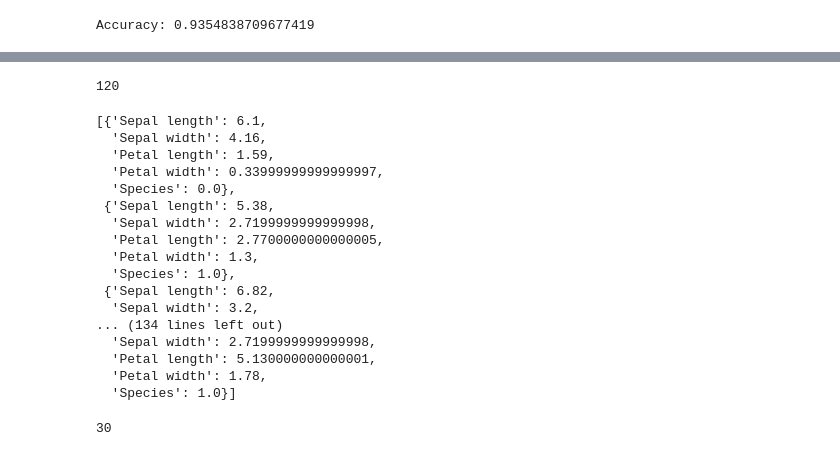
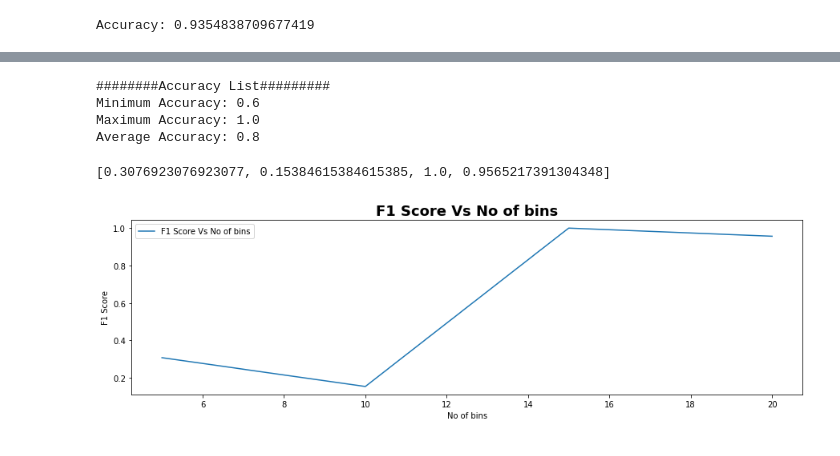
Before and after one commit to ShivanjaliR/Machine-Learning, a Jupyter notebook: Assignments/HW3/ID3_3.2.ipynb, the cells around one changed output, grey strips where cells are left out. Saved outputs shown, nothing was run; the diff lists cells and outputs as text; code cells hidden in the pictures.

```diff
--- a/Assignments/HW3/ID3_3.2.ipynb
+++ b/Assignments/HW3/ID3_3.2.ipynb
@@ -555,28 +507,25 @@ training_set
-# %%
-len(training_set)
-# %% [output]
-120
-# %%
-testing_set
-# %% [output]
-[{'Sepal length': 6.1,
-  'Sepal width': 4.16,
-  'Petal length': 1.59,
-  'Petal width': 0.33999999999999997,
-  'Species': 0.0},
- {'Sepal length': 5.38,
-  'Sepal width': 2.7199999999999998,
-  'Petal length': 2.7700000000000005,
-  'Petal width': 1.3,
-  'Species': 1.0},
- {'Sepal length': 6.82,
-  'Sepal width': 3.2,
-... (134 lines left out)
-  'Sepal width': 2.7199999999999998,
-  'Petal length': 5.130000000000001,
-  'Petal width': 1.78,
-  'Species': 1.0}]
-# %%
-len(testing_set)
-# %% [output]
-30
+# %%
+print('########Accuracy List#########')
+minimum_accuracy = min(accuracy_list)
+maximum_accuracy = max(accuracy_list)
+print('Minimum Accuracy:',minimum_accuracy)
+print('Maximum Accuracy:',maximum_accuracy)
+print('Average Accuracy:',sum(accuracy_list)/len(accuracy_list))
+# %% [output]
+########Accuracy List#########
+Minimum Accuracy: 0.6
+Maximum Accuracy: 1.0
+Average Accuracy: 0.8
+# %%
+print(F1_score_list)
+plt.figure(figsize=(15, 4))
+plt.title('F1 Score Vs No of bins', fontdict={'fontweight': 'bold', 'fontsize': 18})
+plt.plot(np.arange(5,25,5),F1_score_list, label='F1 Score Vs No of bins')
+plt.legend()
+plt.xlabel('No of bins')
+plt.ylabel('F1 Score')
+plt.savefig('roc', dpi=100)
+plt.show()
+# %% [output]
+[0.3076923076923077, 0.15384615384615385, 1.0, 0.9565217391304348]
+[figure, added]
```
Also changed, not shown: parts of 14 cells of this notebook.
